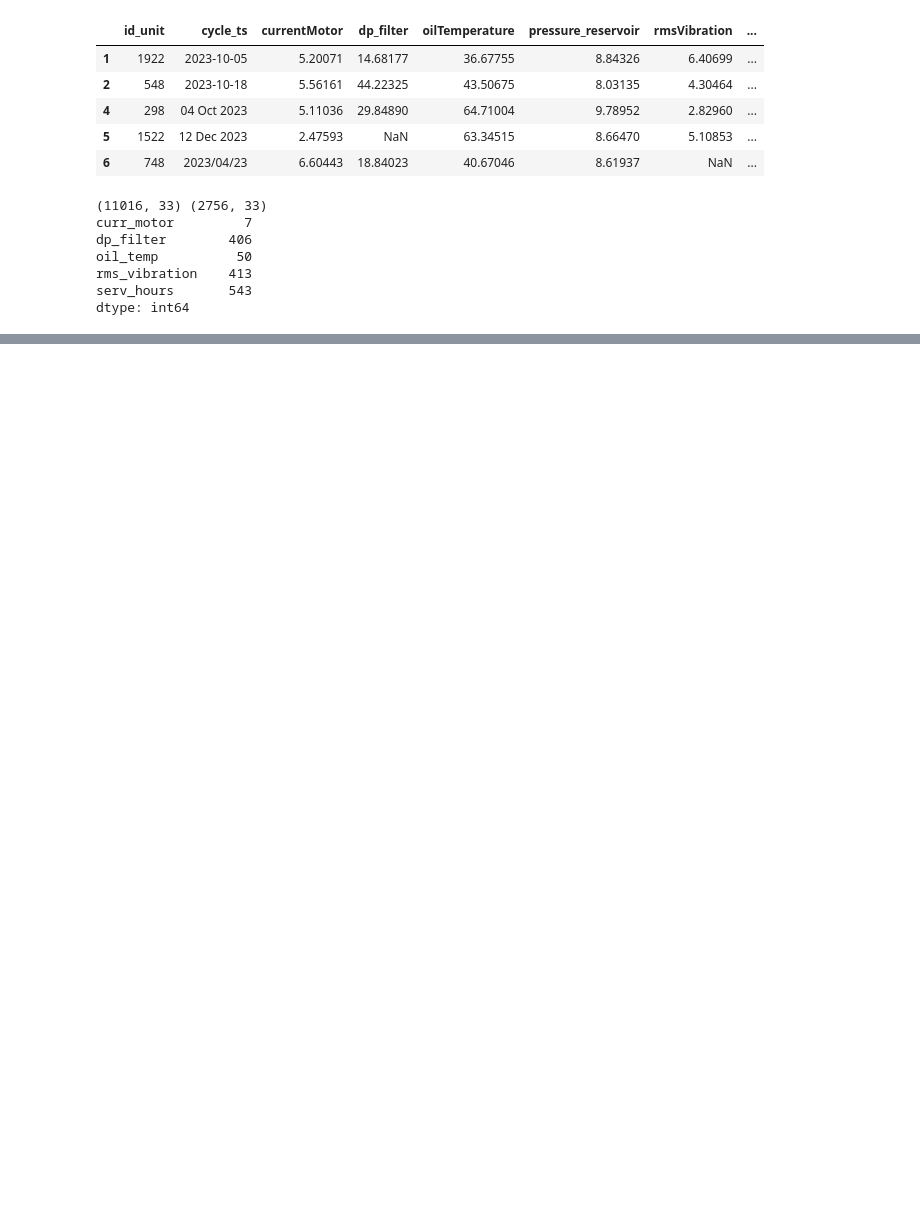
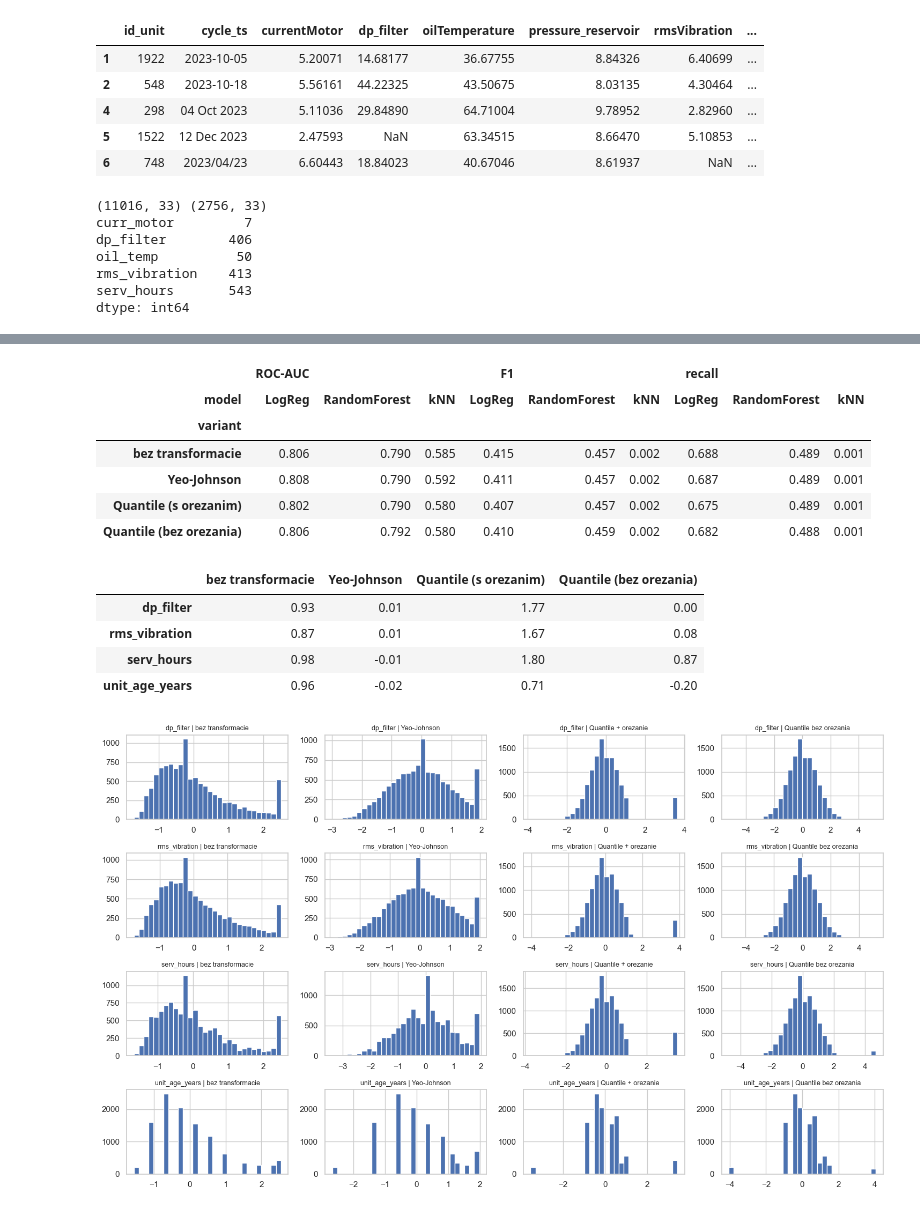
Before and after one commit to Walorean/Iau_project, a Jupyter notebook: test2.ipynb, the cells around one changed output, grey strips where cells are left out. Drawn from its saved outputs; the diff is of its cells as text; code cells hidden in the pictures; blank space fills up the shorter version.

```diff
--- a/test2.ipynb
+++ b/test2.ipynb
@@ -41,7 +41,7 @@ test = data.iloc[test_idx].copy()
 assert set(train["id_unit"]).isdisjoint(test["id_unit"])
 assert len(train) + len(test) == len(data)
 
-for nazov, cast in [("celé dáta", data), ("train", train), ("test", test)]:
+for nazov, cast in [("cele data", data), ("train", train), ("test", test)]:
     print(nazov, "- riadky:", len(cast), "- jednotky:", cast["id_unit"].nunique(),
           "- podiel Failure=1:", round(cast["Failure"].mean(), 4))
 
@@ -308,0 +482,15 @@ memory usage: 2.6 MB
+# %%
+vys_scaler = porovnaj({
+    "bez skalovania": dict(clip="iqr"),
+    "StandardScaler": dict(clip="iqr", scaler="standard"),
+    "MinMaxScaler": dict(clip="iqr", scaler="minmax"),
+    "RobustScaler": dict(clip="iqr", scaler="robust"),
+})
+display(vys_scaler)
+
+# rozsah hodnot po skalovani (skalovanie meni mierku, nie tvar)
+rozsah = {}
+for nazov, sc in [("bez skalovania", None), ("Standard", "standard"), ("MinMax", "minmax"), ("Robust", "robust")]:
+    Z = zostav(clip="iqr", scaler=sc).fit_transform(X_train)[:, :len(spojite)]
+    rozsah[nazov] = {"min": Z.min().round(2), "max": Z.max().round(2), "max |sikmost|": np.abs(skew(Z)).max().round(2)}
+display(pd.DataFrame(rozsah).T)
@@ -308,0 +513,41 @@ memory usage: 2.6 MB
+# %%
+vys_trans = porovnaj({
+    "bez transformacie": dict(clip="iqr", scaler="standard"),
+    "Yeo-Johnson": dict(clip="iqr", trans="yeo-johnson", scaler="standard"),
+    "Quantile (s orezanim)": dict(clip="iqr", trans="quantile", scaler="standard"),
+    "Quantile (bez orezania)": dict(trans="quantile", scaler="standard"),
+})
+display(vys_trans)
+
+# sikmost a tvar rozdelenia najsikmejsich atributov
+sikme = ["dp_filter", "rms_vibration", "serv_hours", "unit_age_years"]
+tab = pd.DataFrame({"bez transformacie": sikmost_po(dict(clip="iqr", scaler="standard")),
+                    "Yeo-Johnson": sikmost_po(dict(clip="iqr", trans="yeo-johnson", scaler="standard")),
+                    "Quantile (s orezanim)": sikmost_po(dict(clip="iqr", trans="quantile", scaler="standard")),
+                    "Quantile (bez orezania)": sikmost_po(dict(trans="quantile", scaler="standard"))}).loc[sikme]
+display(tab)
+
+fig, ax = plt.subplots(len(sikme), 4, figsize=(15, 9))
+for j, (nazov, nast) in enumerate([("bez transformacie", dict(clip="iqr", scaler="standard")),
+                                   ("Yeo-Johnson", dict(clip="iqr", trans="yeo-johnson", scaler="standard")),
+                                   ("Quantile + orezanie", dict(clip="iqr", trans="quantile", scaler="standard")),
+                                   ("Quantile bez orezania", dict(trans="quantile", scaler="standard"))]):
+    Z = zostav(**nast).fit_transform(X_train)[:, :len(spojite)]
+    for i, c in enumerate(sikme):
+        ax[i, j].hist(Z[:, spojite.index(c)], bins=30)
+        ax[i, j].set_title(f"{c} | {nazov}", fontsize=9)
+plt.tight_layout(); plt.show()
+# %% [output]
+|  | ROC-AUC |  |  | F1 |  |  | recall |  |  |
+| model | LogReg | RandomForest | kNN | LogReg | RandomForest | kNN | LogReg | RandomForest | kNN |
+| variant |  |  |  |  |  |  |  |  |  |
+| bez transformacie | 0.806 | 0.790 | 0.585 | 0.415 | 0.457 | 0.002 | 0.688 | 0.489 | 0.001 |
+| Yeo-Johnson | 0.808 | 0.790 | 0.592 | 0.411 | 0.457 | 0.002 | 0.687 | 0.489 | 0.001 |
+| Quantile (s orezanim) | 0.802 | 0.790 | 0.580 | 0.407 | 0.457 | 0.002 | 0.675 | 0.489 | 0.001 |
+| Quantile (bez orezania) | 0.806 | 0.792 | 0.580 | 0.410 | 0.459 | 0.002 | 0.682 | 0.488 | 0.001 |
+|  | bez transformacie | Yeo-Johnson | Quantile (s orezanim) | Quantile (bez orezania) |
+| dp_filter | 0.93 | 0.01 | 1.77 | 0.00 |
+| rms_vibration | 0.87 | 0.01 | 1.67 | 0.08 |
+| serv_hours | 0.98 | -0.01 | 1.80 | 0.87 |
+| unit_age_years | 0.96 | -0.02 | 0.71 | -0.20 |
+[figure, added]
```
Also changed, not shown: parts of 18 cells of this notebook.
